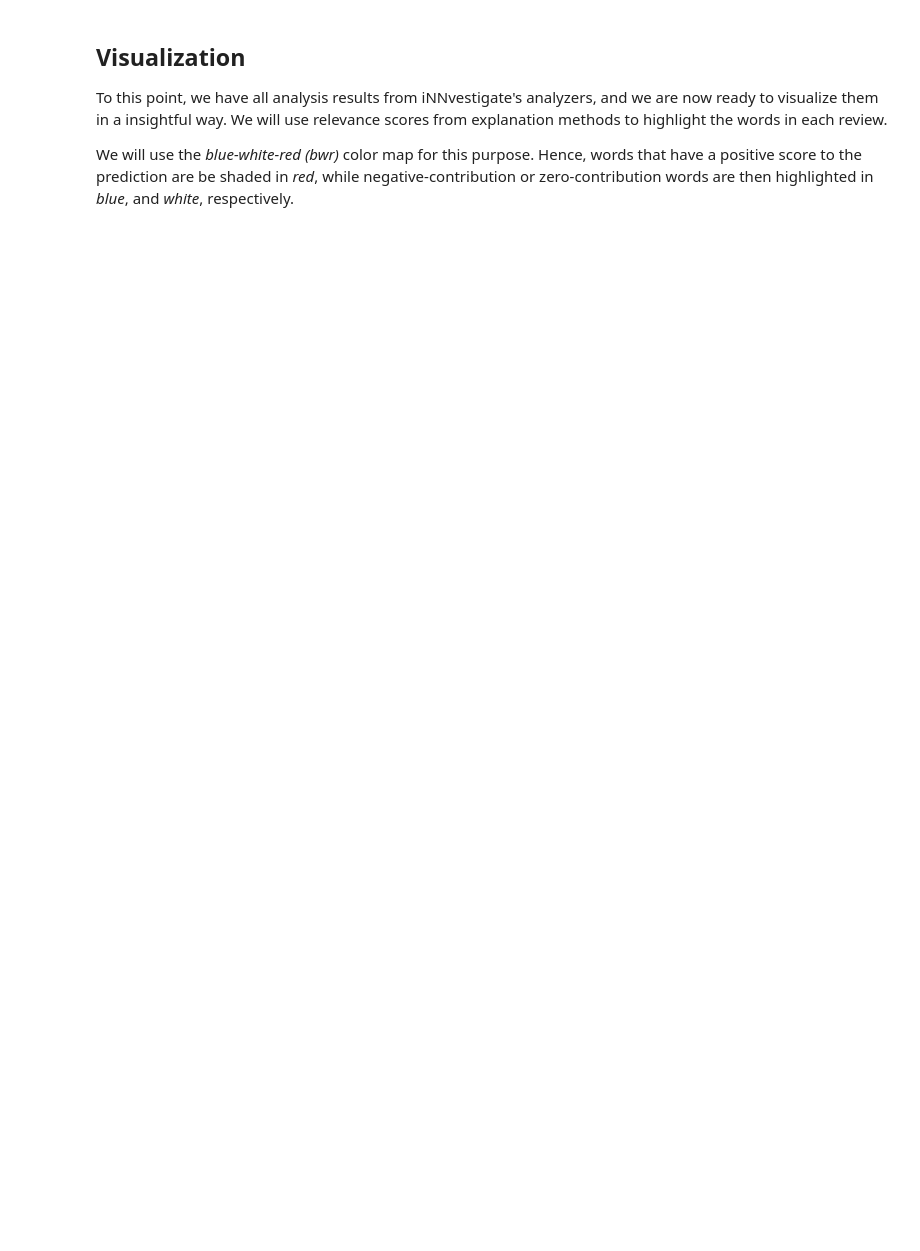
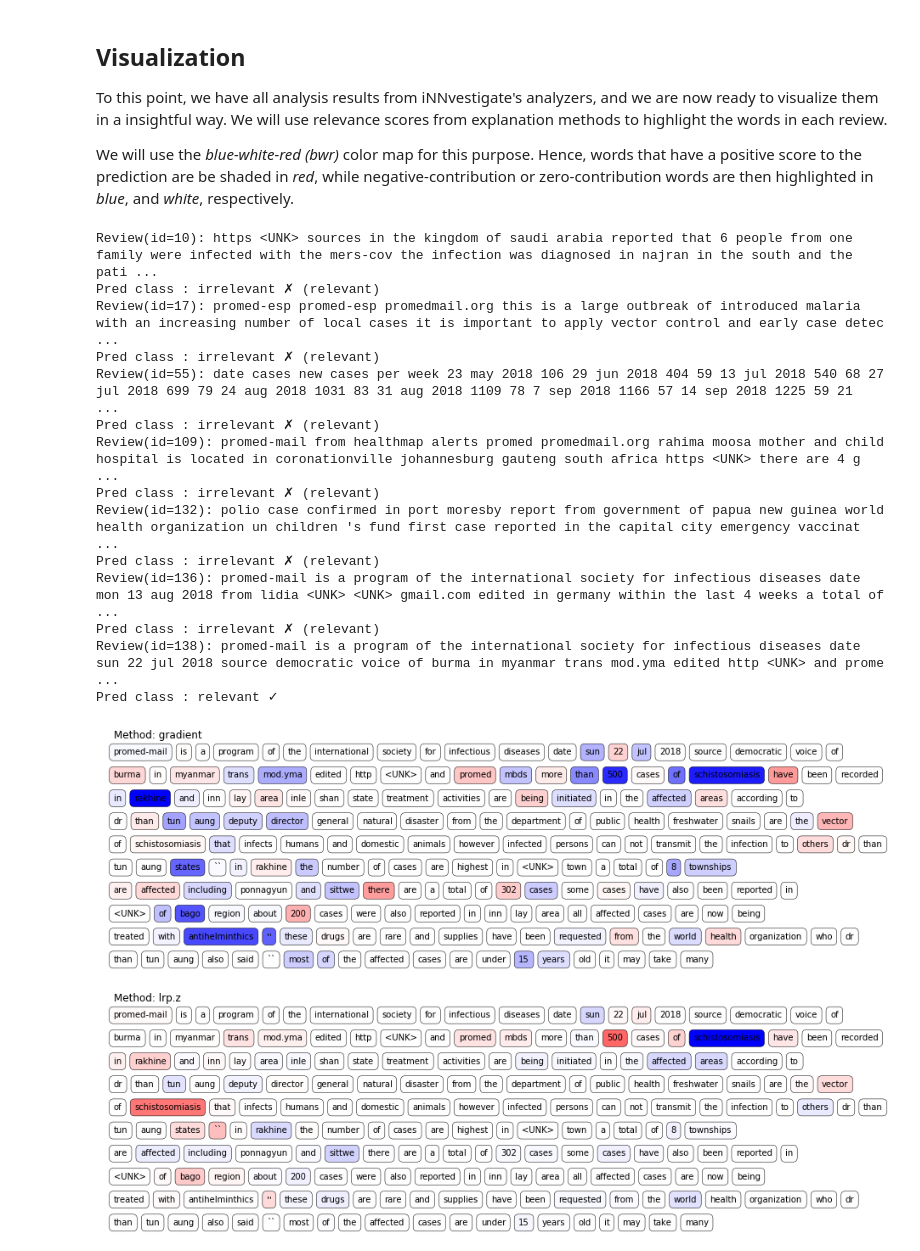
Before and after one commit to aauss/EventEpi, a Jupyter notebook: notebooks/LRP_analysis.ipynb, the cells around one changed output. Drawn from its saved outputs; the diff is of its cells as text; code cells hidden in the pictures; blank space fills up the shorter version.

Commit message:
Fix: only show LRP of correctly classified text

```diff
--- a/notebooks/LRP_analysis.ipynb
+++ b/notebooks/LRP_analysis.ipynb
@@ -262,5 +277,6 @@ model_without_softmax.save("my_model_without")
 # %%
 model_with_softmax = load_model('my_model')
+model_without_softmax = load_model('my_model_without')
 # %%
 x_test = DATASETS['testing']['x4d']
 y_test = DATASETS['testing']['y']
@@ -356,7 +386,7 @@ We will use  the *blue-white-red (bwr)* color map for this purpose. Hence, words
 # %%
 # This is a utility method visualizing the relevance scores of each word to the network's prediction.
 # one might skip understanding the function, and see its output first.
-def plot_text_heatmap(words, scores, title="", width=10, height=0.2, verbose=0, max_word_per_line=20):
+def plot_text_heatmap(words, name, scores, title="", width=10, height=0.2, verbose=0, max_word_per_line=20):
     fig = plt.figure(figsize=(width, height))
 
     ax = plt.gca()
@@ -407,20 +437,44 @@ def plot_text_heatmap(words, scores, title="", width=10, height=0.2, verbose=0,
 
     if verbose == 0:
         ax.axis('off')
+    if name:
+        plt.savefig(name,  bbox_inches='tight')
 # %%
 # Traverse over the analysis results and visualize them.
 for i, idx in enumerate(test_sample_indices):
 
     words = [decoder[t] for t in list(DATASETS['testing']['encoded_articles'][idx])]
 
     print('Review(id=%d): %s' % (idx, ' '.join(words)))
     y_true = DATASETS['testing']['y'][idx]
     y_pred = test_sample_preds[i]
 
     print("Pred class : %s %s" %
           (LABEL_IDX_TO_NAME[y_pred], '✓' if y_pred == y_true else '✗ (%s)' % LABEL_IDX_TO_NAME[y_true])
          )
 
     for j, method in enumerate(methods):
-        plot_text_heatmap(words, analysis[i, j].reshape(-1), title='Method: %s' % method, verbose=0)
-        plt.show()
+        if y_pred == y_true:
+            name = f"{i}_gradient_plot_{method}.pdf"
+            plot_text_heatmap(words, name, analysis[i, j].reshape(-1), title='Method: %s' % method, verbose=0,)
+            plt.show()
+            name = None
+        else:
+            name = None
+# %% [output]
+Review(id=10): https <UNK> sources in the kingdom of saudi arabia reported that 6 people from one family were infected with the mers-cov the infection was diagnosed in najran in the south and the pati ...
+Pred class : irrelevant ✗ (relevant)
+Review(id=17): promed-esp promed-esp promedmail.org this is a large outbreak of introduced malaria with an increasing number of local cases it is important to apply vector control and early case detec ...
+Pred class : irrelevant ✗ (relevant)
+Review(id=55): date cases new cases per week 23 may 2018 106 29 jun 2018 404 59 13 jul 2018 540 68 27 jul 2018 699 79 24 aug 2018 1031 83 31 aug 2018 1109 78 7 sep 2018 1166 57 14 sep 2018 1225 59 21  ...
+Pred class : irrelevant ✗ (relevant)
+Review(id=109): promed-mail from healthmap alerts promed promedmail.org rahima moosa mother and child hospital is located in coronationville johannesburg gauteng south africa https <UNK> there are 4 g ...
+Pred class : irrelevant ✗ (relevant)
+Review(id=132): polio case confirmed in port moresby report from government of papua new guinea world health organization un children 's fund first case reported in the capital city emergency vaccinat ...
+Pred class : irrelevant ✗ (relevant)
+Review(id=136): promed-mail is a program of the international society for infectious diseases date mon 13 aug 2018 from lidia <UNK> <UNK> gmail.com edited in germany within the last 4 weeks a total of ...
+Pred class : irrelevant ✗ (relevant)
+Review(id=138): promed-mail is a program of the international society for infectious diseases date sun 22 jul 2018 source democratic voice of burma in myanmar trans mod.yma edited http <UNK> and prome ...
+Pred class : relevant ✓
+[figure, added]
+[figure, added]
```
Also changed, not shown: parts of 10 cells of this notebook.
